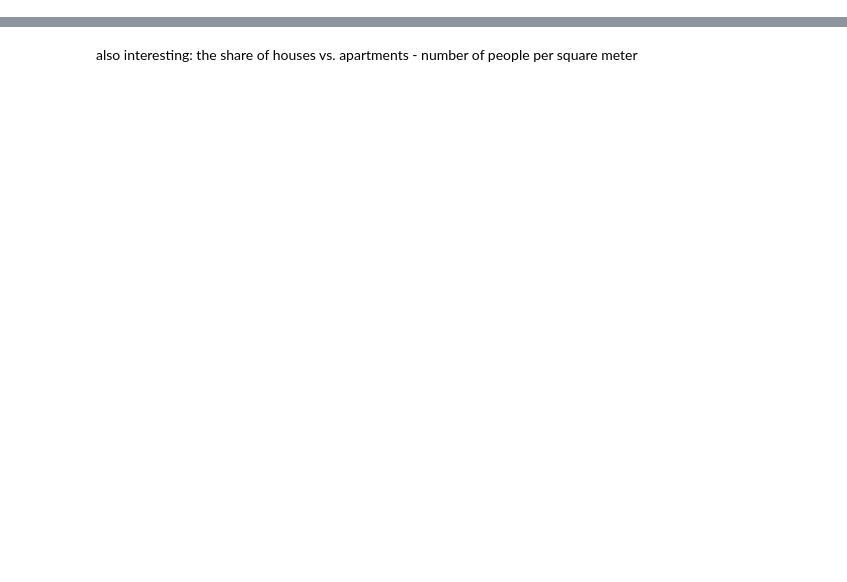
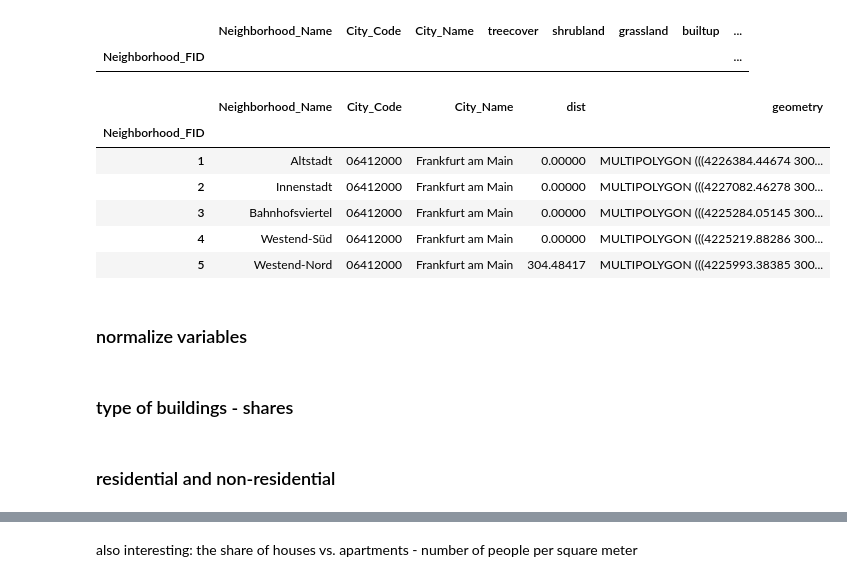
Before and after one commit to Albert-Econ/vier_gewinnt, a Jupyter notebook: scripts.ipynb, the cells around one changed output, grey strips where cells are left out. Saved outputs shown, nothing was run; the diff lists cells and outputs as text; code cells hidden in the pictures; blank space fills up the shorter version.

```diff
--- a/scripts.ipynb
+++ b/scripts.ipynb
@@ -108,0 +23,2 @@ create column which is =1 if residual building and =0 if non-residual building (
+# %%
+dist_data = gpd.read_file(r"C:\Users\nb\OneDrive\Documents\GitHub\vier_gewinnt\data\ffm_dist.gpkg")
@@ -108,0 +120,17 @@ create column which is =1 if residual building and =0 if non-residual building (
+# %%
+satelite_data[satelite_data['builtup'].isnull()]
+# %% [output]
+|  | Neighborhood_Name | City_Code | City_Name | treecover | shrubland | grassland | builtup | ... |
+| Neighborhood_FID |  |  |  |  |  |  |  | ... |
+# %%
+dist_data.head()
+# %% [output]
+|  | Neighborhood_Name | City_Code | City_Name | dist | geometry |
+| Neighborhood_FID |  |  |  |  |  |
+| 1 | Altstadt | 06412000 | Frankfurt am Main | 0.00000 | MULTIPOLYGON (((4226384.44674 300... |
+| 2 | Innenstadt | 06412000 | Frankfurt am Main | 0.00000 | MULTIPOLYGON (((4227082.46278 300... |
+| 3 | Bahnhofsviertel | 06412000 | Frankfurt am Main | 0.00000 | MULTIPOLYGON (((4225284.05145 300... |
+| 4 | Westend-Süd | 06412000 | Frankfurt am Main | 0.00000 | MULTIPOLYGON (((4225219.88286 300... |
+| 5 | Westend-Nord | 06412000 | Frankfurt am Main | 304.48417 | MULTIPOLYGON (((4225993.38385 300... |
+# %% [markdown]
+### normalize variables
@@ -109,3 +143,7 @@ create column which is =1 if residual building and =0 if non-residual building (
+# %% [markdown]
+### type of buildings - shares
+# %% [markdown]
+### residential and non-residential
 # %%
 buildings_frankfurt['resid']= np.where(
     buildings_frankfurt['Building_TypeGen'] == 'residential', 1, np.where(
```
Also changed, not shown: parts of 134 cells of this notebook, 1 other file.
